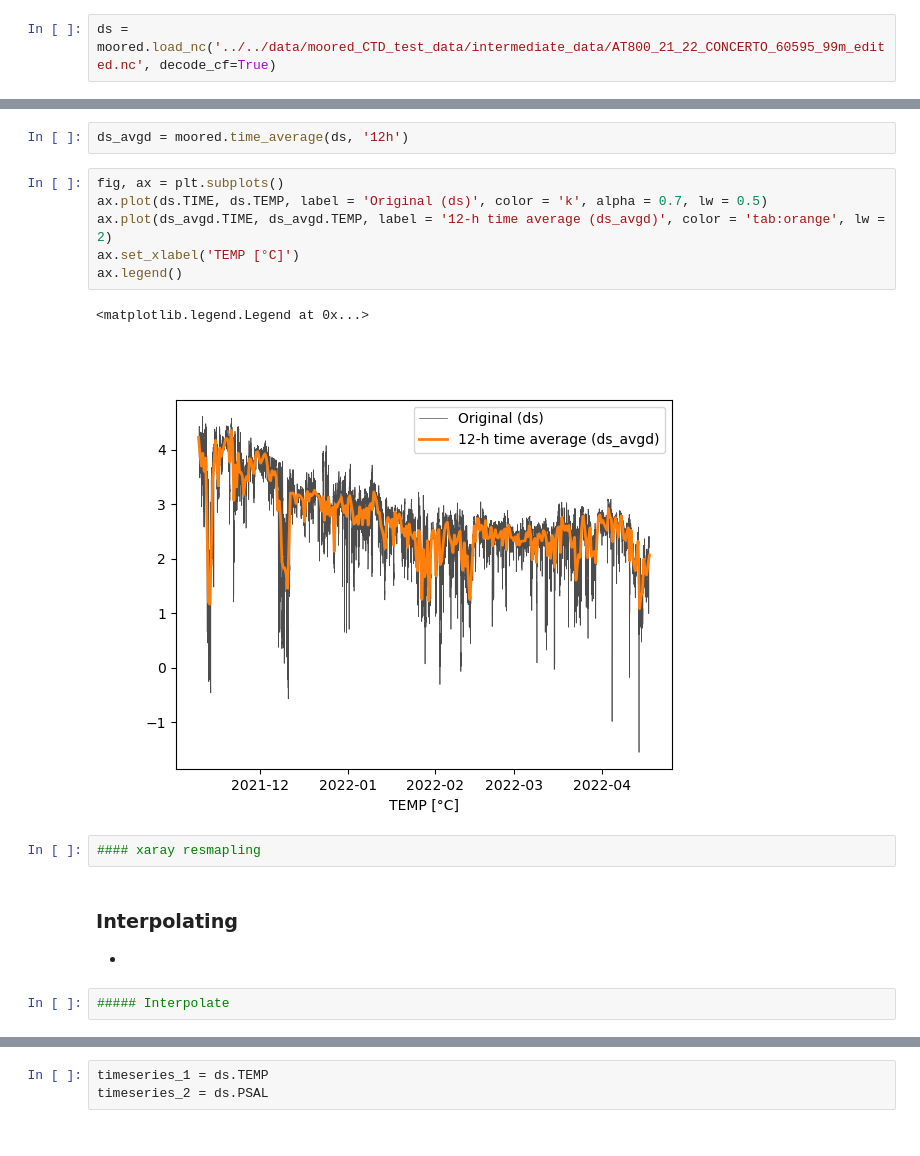
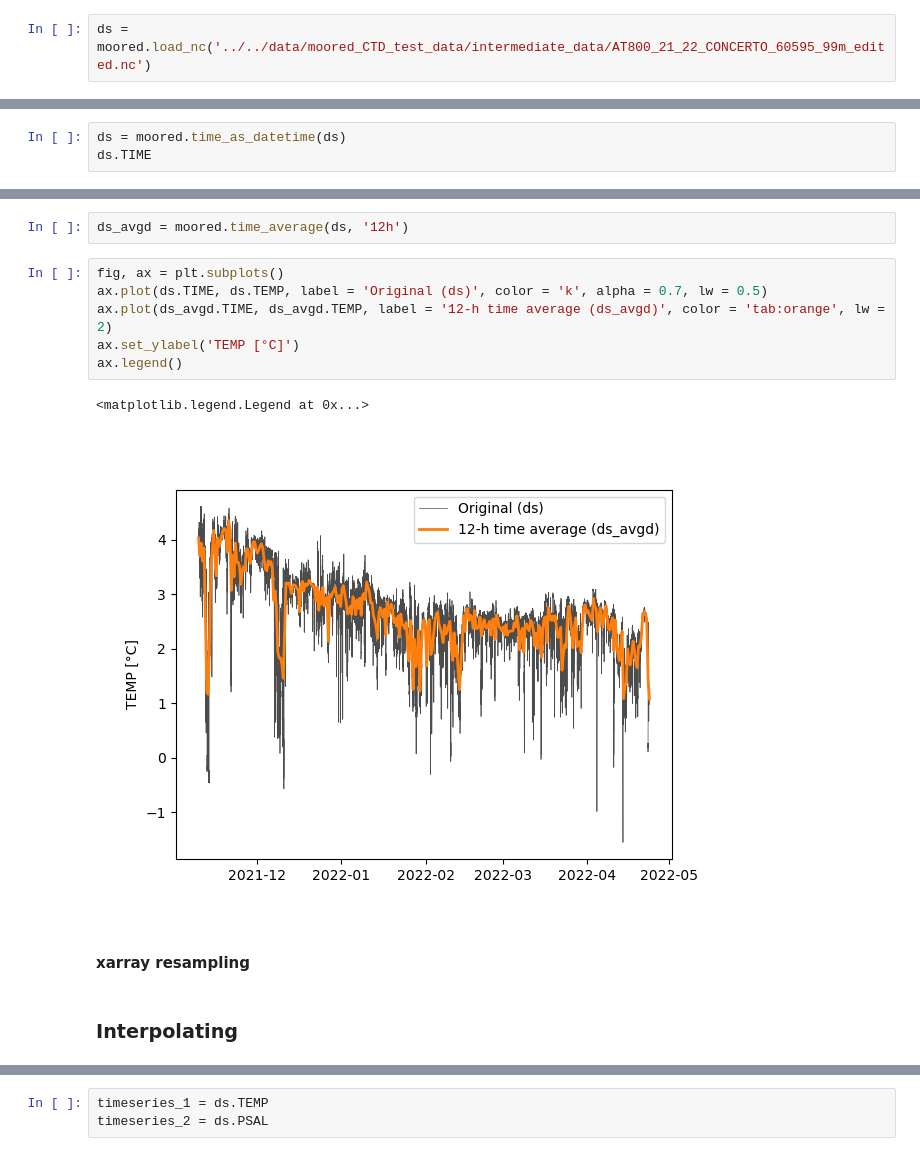
Before and after one commit to oyvfoss/hiaoos_edu, a Jupyter notebook: notebooks/ctd_moored_time_series/06_slicing_averaging_interpolating_correlating.ipynb, the cells around one changed output, grey strips where cells are left out. Drawn from its saved outputs; the diff is of its cells as text.

```diff
--- a/notebooks/ctd_moored_time_series/06_slicing_averaging_interpolating_correlating.ipynb
+++ b/notebooks/ctd_moored_time_series/06_slicing_averaging_interpolating_correlating.ipynb
@@ -20,3 +21,3 @@ from matplotlib import pyplot as plt
 %matplotlib widget
 # %%
-ds = moored.load_nc('../../data/moored_CTD_test_data/intermediate_data/AT800_21_22_CONCERTO_60595_99m_edited.nc', decode_cf=True)
+ds = moored.load_nc('../../data/moored_CTD_test_data/intermediate_data/AT800_21_22_CONCERTO_60595_99m_edited.nc')
@@ -22,0 +61,3 @@ ds = moored.load_nc('../../data/moored_CTD_test_data/intermediate_data/AT800_21_
+# %%
+ds = moored.time_as_datetime(ds)
+ds.TIME
@@ -65,17 +139,13 @@ ds_avgd = moored.time_average(ds, '12h')
 # %%
 fig, ax = plt.subplots()
 ax.plot(ds.TIME, ds.TEMP, label = 'Original (ds)', color = 'k', alpha = 0.7, lw = 0.5)
 ax.plot(ds_avgd.TIME, ds_avgd.TEMP, label = '12-h time average (ds_avgd)', color = 'tab:orange', lw = 2)
-ax.set_xlabel('TEMP [°C]')
+ax.set_ylabel('TEMP [°C]')
 ax.legend()
 # %% [output]
 <matplotlib.legend.Legend at 0x...>
-[figure, old version]
+[figure, new version]
-# %%
-#### xaray resmapling
+# %% [markdown]
+#### xarray resampling
 # %% [markdown]
 ### Interpolating
-
--
-# %%
-##### Interpolate
```
Also changed, not shown: parts of 40 cells of this notebook, 19 other files.
